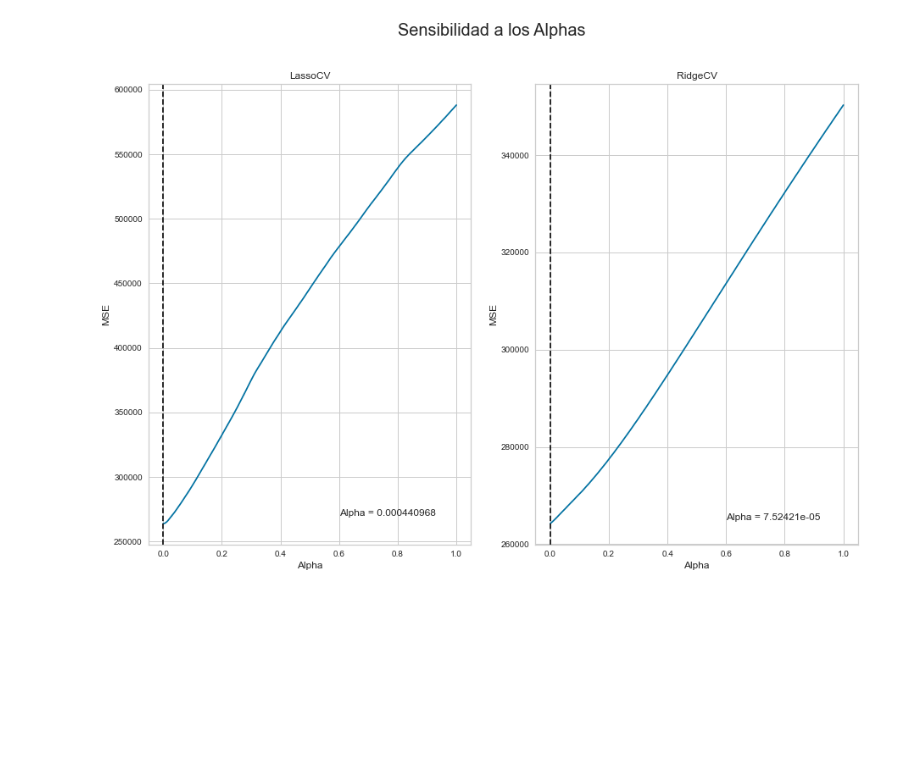
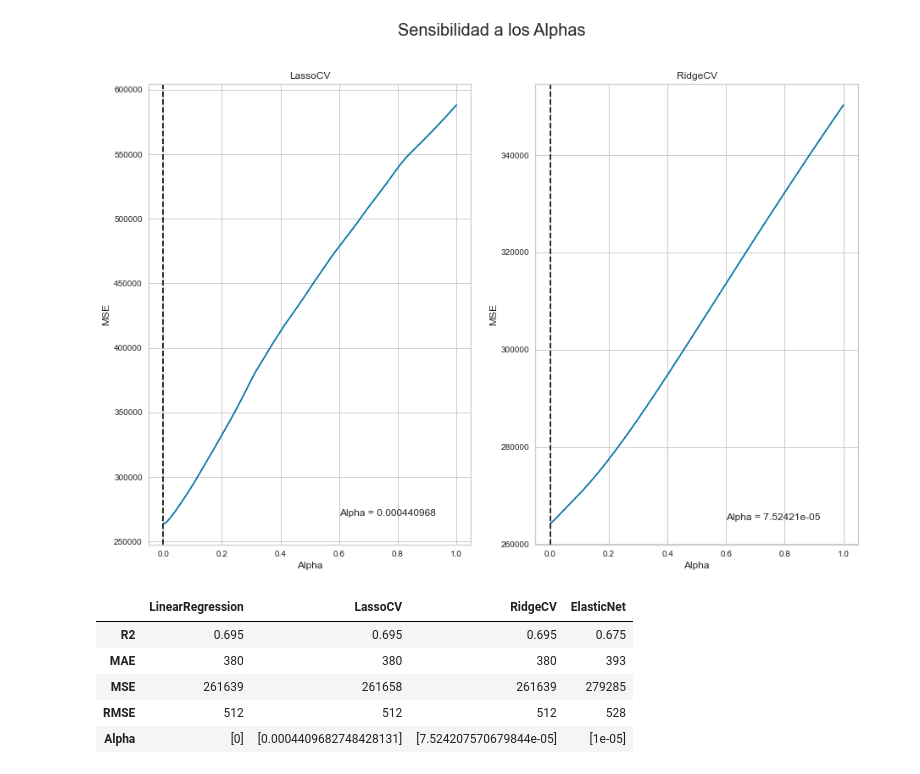
Before and after one commit to astach-DS/TP---Properati, a Jupyter notebook: TP properati PARTE 2.ipynb, the cells around one changed output. Saved outputs shown, nothing was run; the diff lists cells and outputs as text; code cells hidden in the pictures; blank space fills up the shorter version.

```diff
--- a/TP properati PARTE 2.ipynb
+++ b/TP properati PARTE 2.ipynb
@@ -345,3 +345,12 @@ visualizer.fit(xtrain, ytrain)
 AlphaSelection(ax=<AxesSubplot:title={'center':'RidgeCV'}, xlabel='Alpha', ylabel='MSE'>,
                model=None)
 [figure]
+# %%
+data_score_train
+# %% [output]
+|  | LinearRegression | LassoCV | RidgeCV | ElasticNet |
+| R2 | 0.695 | 0.695 | 0.695 | 0.675 |
+| MAE | 380 | 380 | 380 | 393 |
+| MSE | 261639 | 261658 | 261639 | 279285 |
+| RMSE | 512 | 512 | 512 | 528 |
+| Alpha | [0] | [0.0004409682748428131] | [7.524207570679844e-05] | [1e-05] |
```
Also changed, not shown: parts of 15 cells of this notebook.
